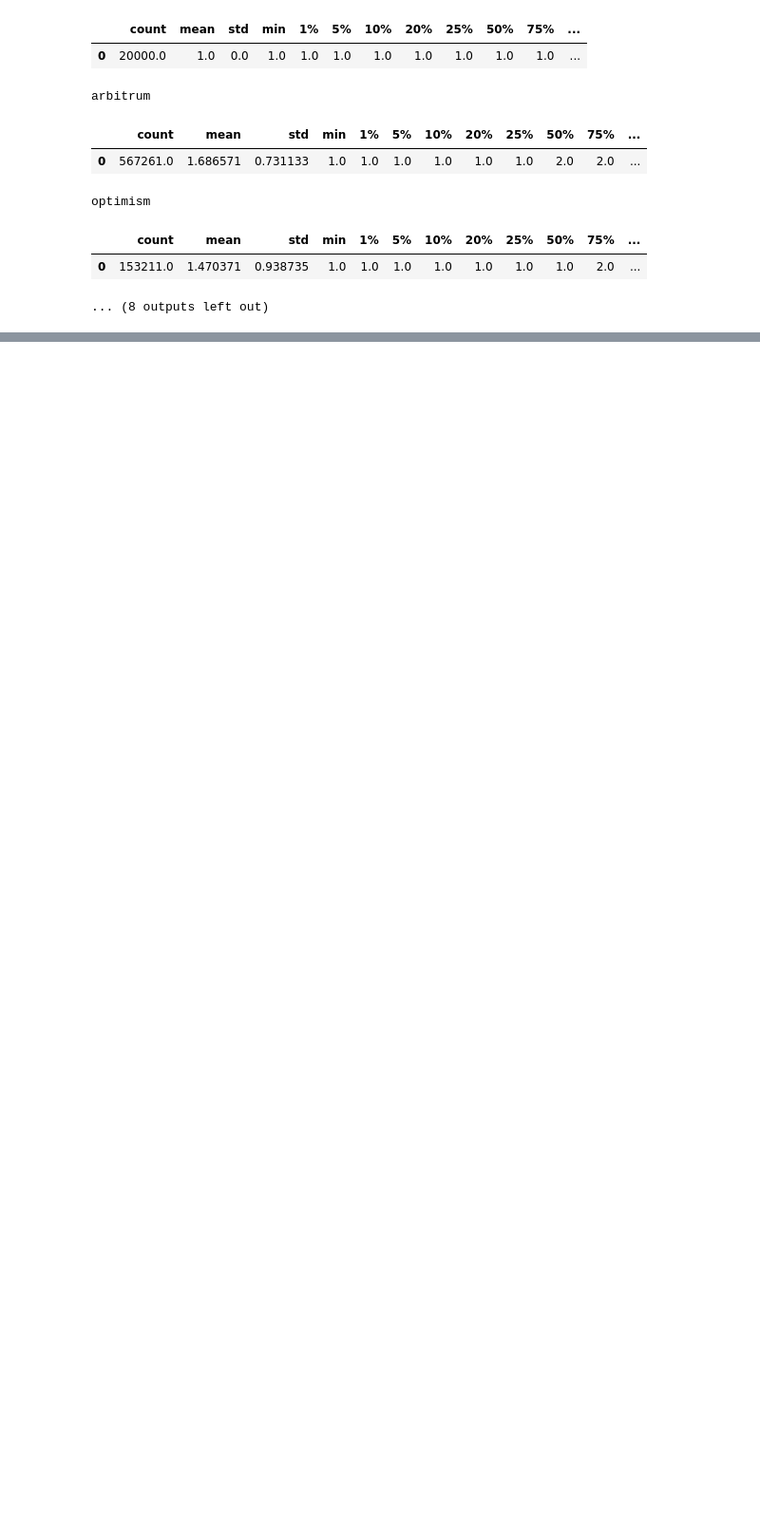
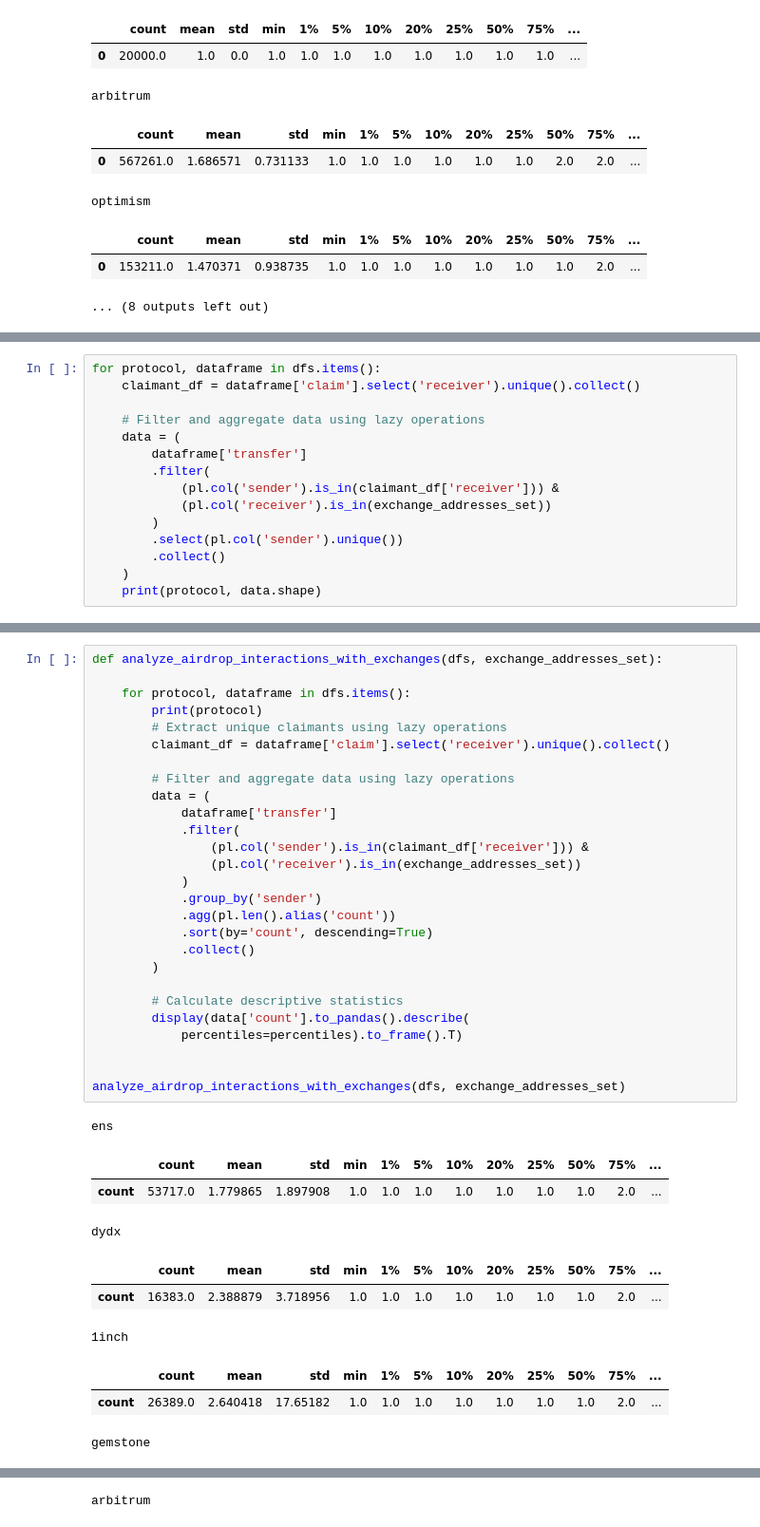
Before and after one commit to johnnatan-messias/research-proj-airdrop, a Jupyter notebook: notebooks/03-airdrop-eda.ipynb, the cells around one changed output, grey strips where cells are left out. Shown: that part at 95% size. Saved outputs shown, nothing was run; the diff lists cells and outputs as text; blank space fills up the shorter version.

```diff
--- a/notebooks/03-airdrop-eda.ipynb
+++ b/notebooks/03-airdrop-eda.ipynb
@@ -1115,0 +1081,15 @@ optimism
+# %%
+for protocol, dataframe in dfs.items():
+    claimant_df = dataframe['claim'].select('receiver').unique().collect()
+
+    # Filter and aggregate data using lazy operations
+    data = (
+        dataframe['transfer']
+        .filter(
+            (pl.col('sender').is_in(claimant_df['receiver'])) &
+            (pl.col('receiver').is_in(exchange_addresses_set))
+        )
+        .select(pl.col('sender').unique())
+        .collect()
+    )
+    print(protocol, data.shape)
@@ -1115,0 +1107,38 @@ optimism
+# %%
+def analyze_airdrop_interactions_with_exchanges(dfs, exchange_addresses_set):
+
+    for protocol, dataframe in dfs.items():
+        print(protocol)
+        # Extract unique claimants using lazy operations
+        claimant_df = dataframe['claim'].select('receiver').unique().collect()
+
+        # Filter and aggregate data using lazy operations
+        data = (
+            dataframe['transfer']
+            .filter(
+                (pl.col('sender').is_in(claimant_df['receiver'])) &
+                (pl.col('receiver').is_in(exchange_addresses_set))
+            )
+            .group_by('sender')
+            .agg(pl.len().alias('count'))
+            .sort(by='count', descending=True)
+            .collect()
+        )
+
+        # Calculate descriptive statistics
+        display(data['count'].to_pandas().describe(
+            percentiles=percentiles).to_frame().T)
+
+
+analyze_airdrop_interactions_with_exchanges(dfs, exchange_addresses_set)
+# %% [output]
+ens
+|  | count | mean | std | min | 1% | 5% | 10% | 20% | 25% | 50% | 75% | ... |
+| count | 53717.0 | 1.779865 | 1.897908 | 1.0 | 1.0 | 1.0 | 1.0 | 1.0 | 1.0 | 1.0 | 2.0 | ... |
+dydx
+|  | count | mean | std | min | 1% | 5% | 10% | 20% | 25% | 50% | 75% | ... |
+| count | 16383.0 | 2.388879 | 3.718956 | 1.0 | 1.0 | 1.0 | 1.0 | 1.0 | 1.0 | 1.0 | 2.0 | ... |
+1inch
+|  | count | mean | std | min | 1% | 5% | 10% | 20% | 25% | 50% | 75% | ... |
+| count | 26389.0 | 2.640418 | 17.65182 | 1.0 | 1.0 | 1.0 | 1.0 | 1.0 | 1.0 | 1.0 | 2.0 | ... |
+gemstone
@@ -1115,0 +1147 @@ optimism
+arbitrum
```
Also changed, not shown: parts of 18 cells of this notebook, 1 other file.
